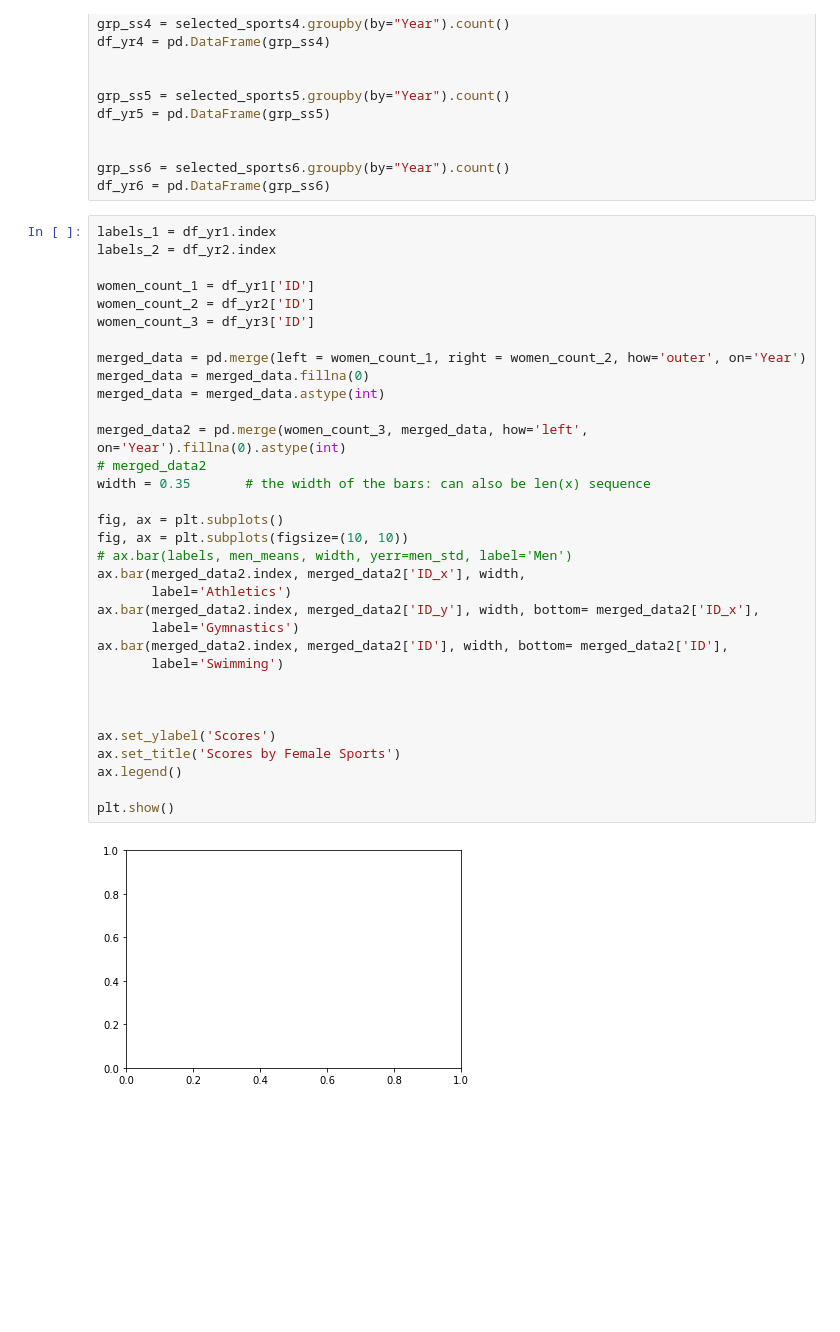
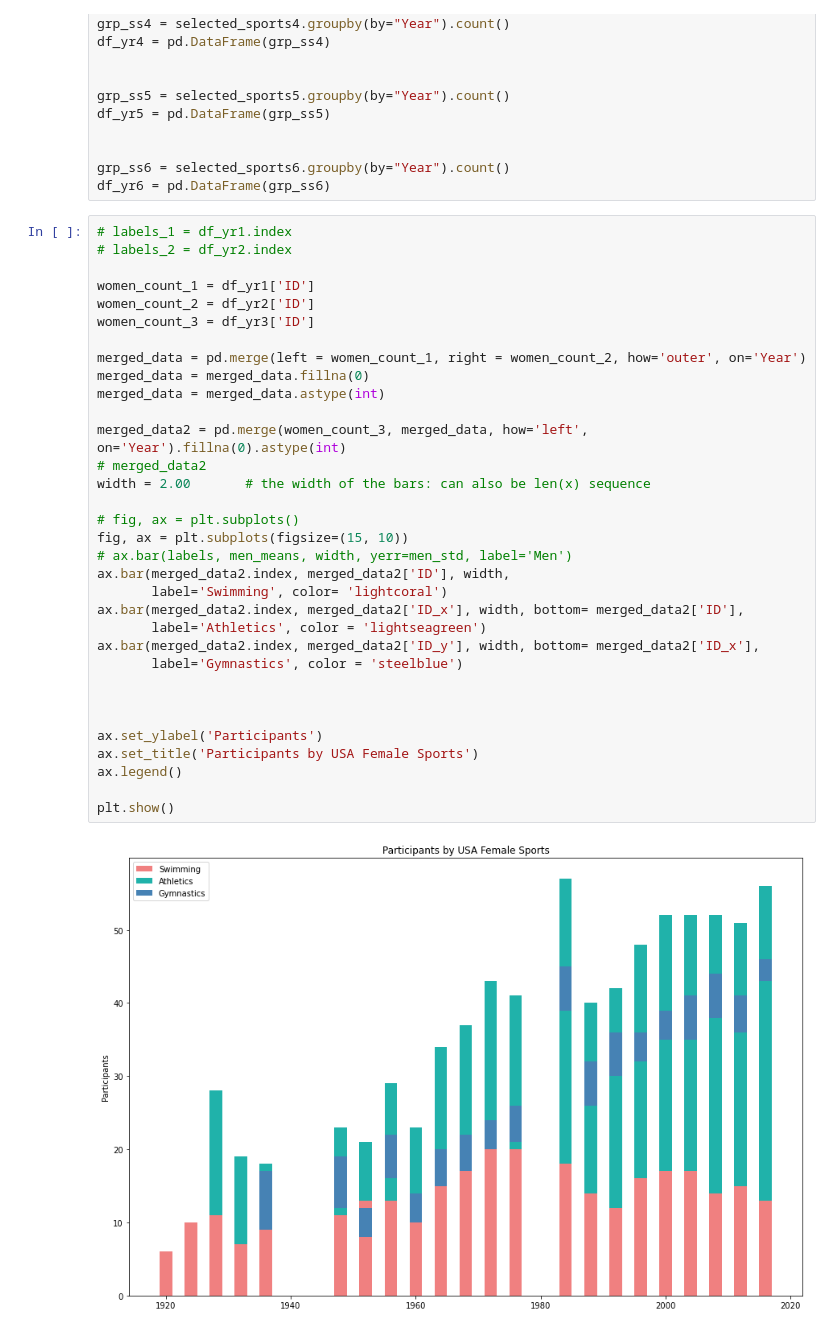
Before and after one commit to fhelms8/Git_Sum_Group_Prj, a Jupyter notebook: women.ipynb, the cells around one changed output. Drawn from its saved outputs; the diff is of its cells as text; blank space fills up the shorter version.

```diff
--- a/women.ipynb
+++ b/women.ipynb
@@ -174,37 +194,37 @@ df_yr5 = pd.DataFrame(grp_ss5)
 grp_ss6 = selected_sports6.groupby(by="Year").count()
 df_yr6 = pd.DataFrame(grp_ss6)
 # %%
-labels_1 = df_yr1.index
-labels_2 = df_yr2.index
+# labels_1 = df_yr1.index
+# labels_2 = df_yr2.index
 
 women_count_1 = df_yr1['ID']
 women_count_2 = df_yr2['ID']
 women_count_3 = df_yr3['ID']
 
 merged_data = pd.merge(left = women_count_1, right = women_count_2, how='outer', on='Year')
 merged_data = merged_data.fillna(0)
 merged_data = merged_data.astype(int)
 
 merged_data2 = pd.merge(women_count_3, merged_data, how='left', on='Year').fillna(0).astype(int)
 # merged_data2
-width = 0.35       # the width of the bars: can also be len(x) sequence
+width = 2.00       # the width of the bars: can also be len(x) sequence
 
-fig, ax = plt.subplots()
-fig, ax = plt.subplots(figsize=(10, 10))
+# fig, ax = plt.subplots()
+fig, ax = plt.subplots(figsize=(15, 10))
 # ax.bar(labels, men_means, width, yerr=men_std, label='Men')
-ax.bar(merged_data2.index, merged_data2['ID_x'], width,
-       label='Athletics')
+ax.bar(merged_data2.index, merged_data2['ID'], width,
+       label='Swimming', color= 'lightcoral')
+ax.bar(merged_data2.index, merged_data2['ID_x'], width, bottom= merged_data2['ID'],
+       label='Athletics', color = 'lightseagreen')
 ax.bar(merged_data2.index, merged_data2['ID_y'], width, bottom= merged_data2['ID_x'],
-       label='Gymnastics')
-ax.bar(merged_data2.index, merged_data2['ID'], width, bottom= merged_data2['ID'],
-       label='Swimming')
+       label='Gymnastics', color = 'steelblue')
 
 
 
-ax.set_ylabel('Scores')
-ax.set_title('Scores by Female Sports')
+ax.set_ylabel('Participants')
+ax.set_title('Participants by USA Female Sports')
 ax.legend()
 
 plt.show()
 # %% [output]
-[figure, old version]
+[figure, new version]
```
Also changed, not shown: parts of 7 cells of this notebook, 2 other files.
